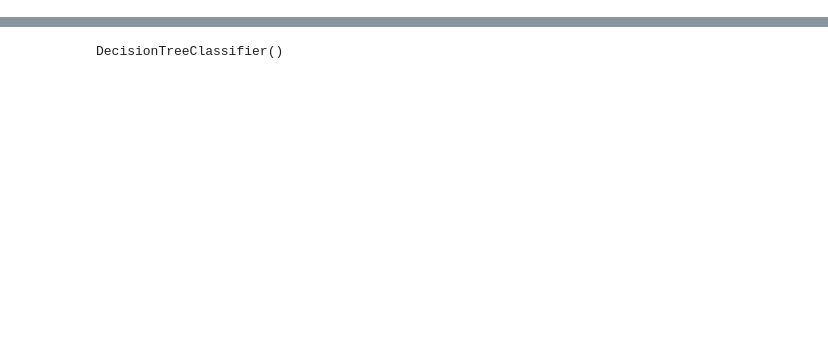
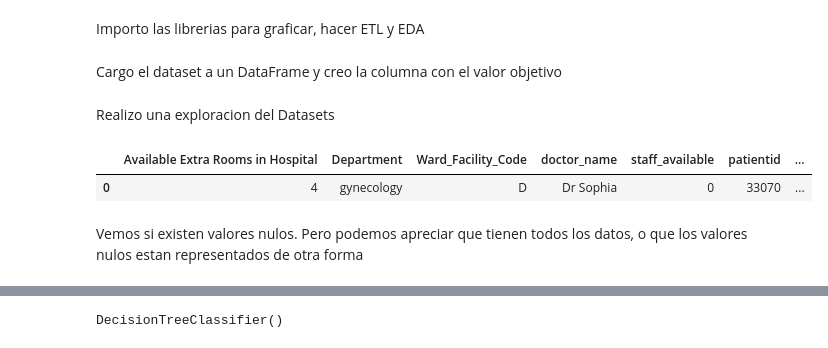
Before and after one commit to SebastianArrua/Datathon, a Jupyter notebook: ML.ipynb, the cells around one changed output, grey strips where cells are left out. Drawn from its saved outputs; the diff is of its cells as text; code cells hidden in the pictures; blank space fills up the shorter version.

```diff
--- a/ML.ipynb
+++ b/ML.ipynb
@@ -1,7 +1,11 @@
+# %% [markdown]
+<h>Importo las librerias para graficar, hacer ETL y EDA<h>
 # %%
 import pandas as pd
 import numpy as np
 import matplotlib.pyplot as plt
 import seaborn as sns
 from sklearn import preprocessing
+# %% [markdown]
+<h>Cargo el dataset a un DataFrame y creo la columna con el valor objetivo<h>
 # %%
@@ -8,3 +13,13 @@ from sklearn import preprocessing
 df = pd.read_csv('hospitalizaciones_train.csv')
 df['Stay'] = 0
 df.loc[df['Stay (in days)'] > 8, 'Stay'] = 1
+# %% [markdown]
+<h>Realizo una exploracion del Datasets<h>
+# %%
+df.head(1)
+# %% [output]
+|  | Available Extra Rooms in Hospital | Department | Ward_Facility_Code | doctor_name | staff_available | patientid | ... |
+| 0 | 4 | gynecology | D | Dr Sophia | 0 | 33070 | ... |
+# %% [markdown]
+<h>Vemos si existen valores nulos.<h>
+<h>Pero podemos apreciar que tienen todos los datos, o que los valores nulos estan representados de otra forma<h>
```
Also changed, not shown: parts of 38 cells of this notebook, 3 other files.
